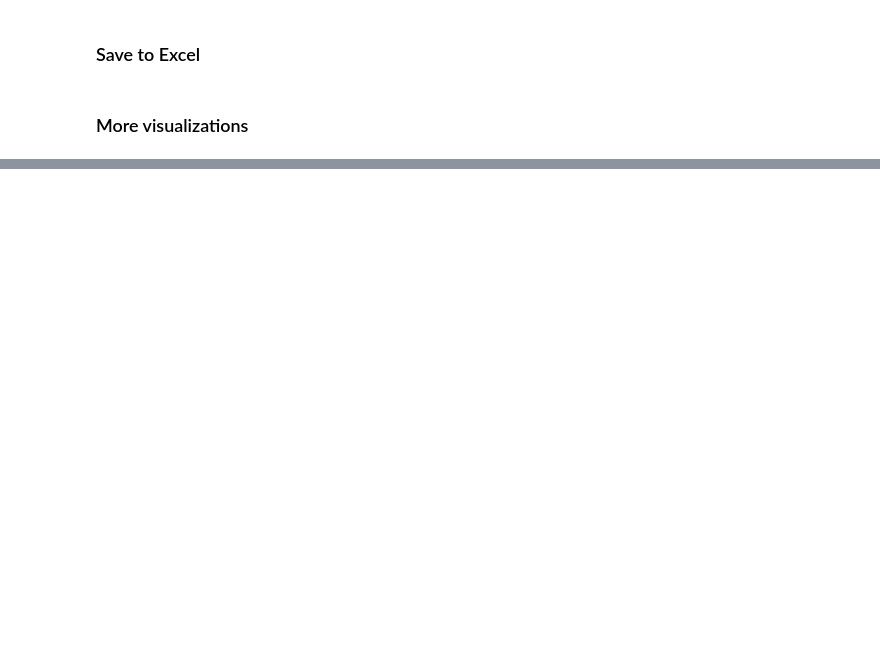
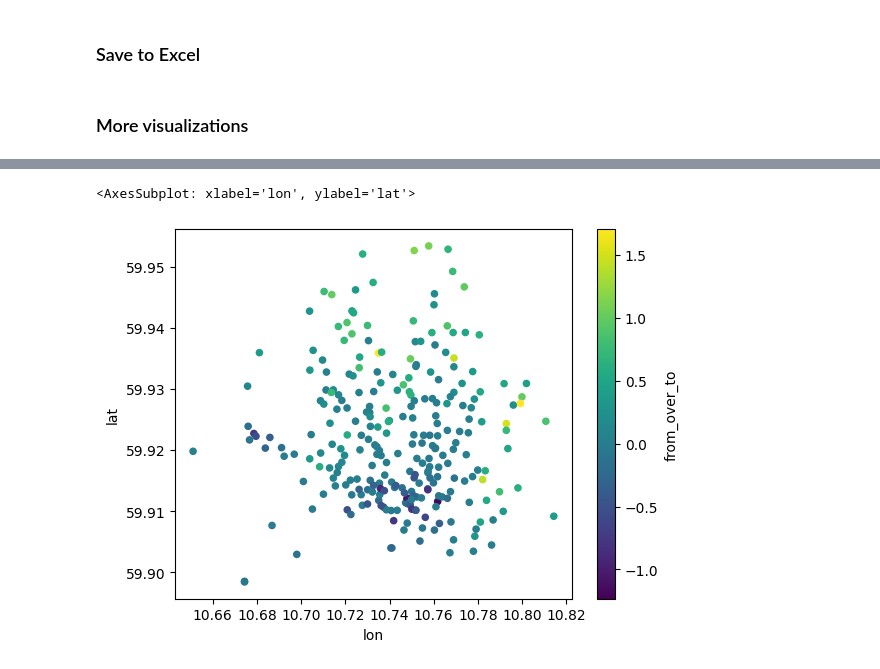
Before and after one commit to auroravoje/intro_data_processing, a Jupyter notebook: python/plan.ipynb, the cells around one changed output, grey strips where cells are left out. Cells and saved outputs as stored; diff of their text form; code cells hidden in the pictures; blank space fills up the shorter version.

```diff
--- a/python/plan.ipynb
+++ b/python/plan.ipynb
@@ -1693,0 +1755,19 @@ pd.merge(popular_from, popular_to, how="outer", left_on="start_station_name", ri
+# %%
+num_trips_to = (
+    trips.groupby("end_station_name")
+    .agg(num_trips=("end_station_name", "size"), lat=("end_station_latitude", "first"), lon=("end_station_longitude", "first"))
+    .sort_values(by="num_trips")
+    .reset_index()
+)
+# %%
+import numpy as np
+pd.merge(
+    num_trips_from,
+    num_trips_to,
+    left_on="start_station_name",
+    right_on="end_station_name",
+    suffixes=("_from", "_to")
+).assign(from_over_to=lambda df: np.log(df.num_trips_from/df.num_trips_to)).plot.scatter(x="lon", y="lat", c="from_over_to")
+# %% [output]
+<AxesSubplot: xlabel='lon', ylabel='lat'>
+[figure, added]
```
Also changed, not shown: parts of 10 cells of this notebook, 1 other file.
